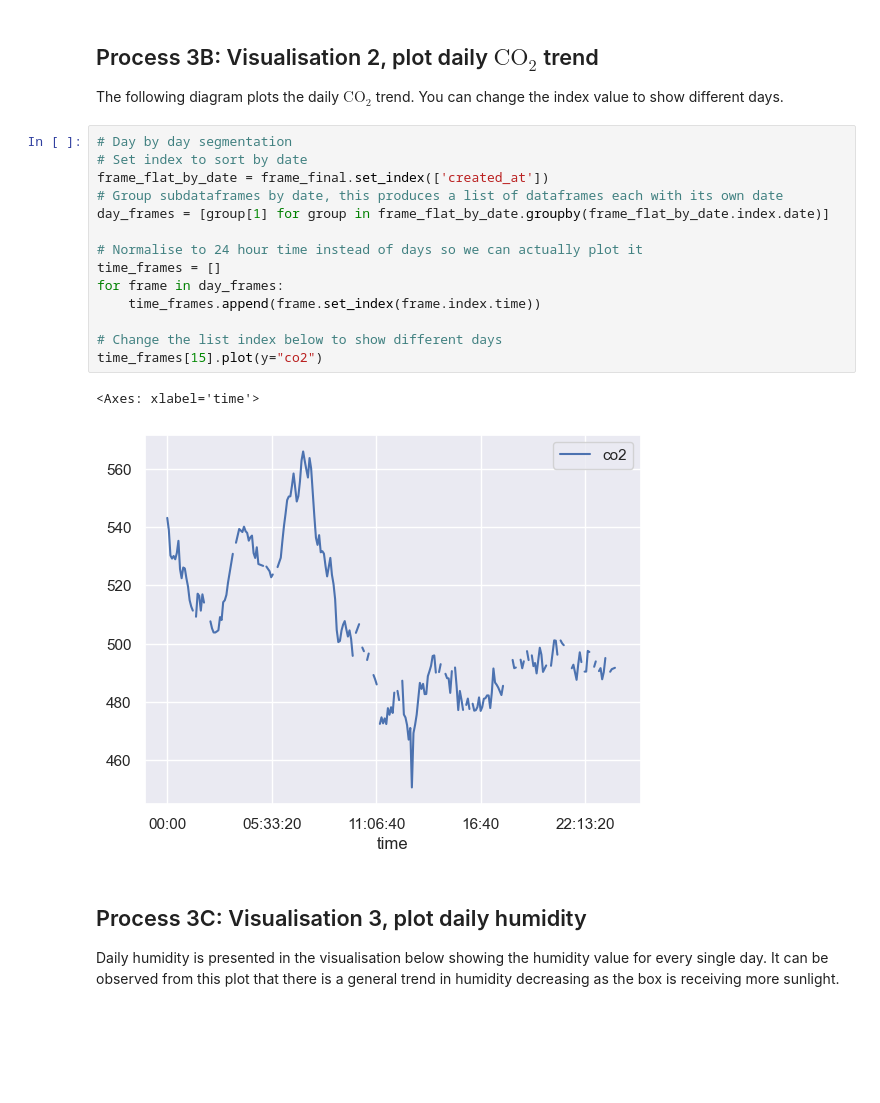
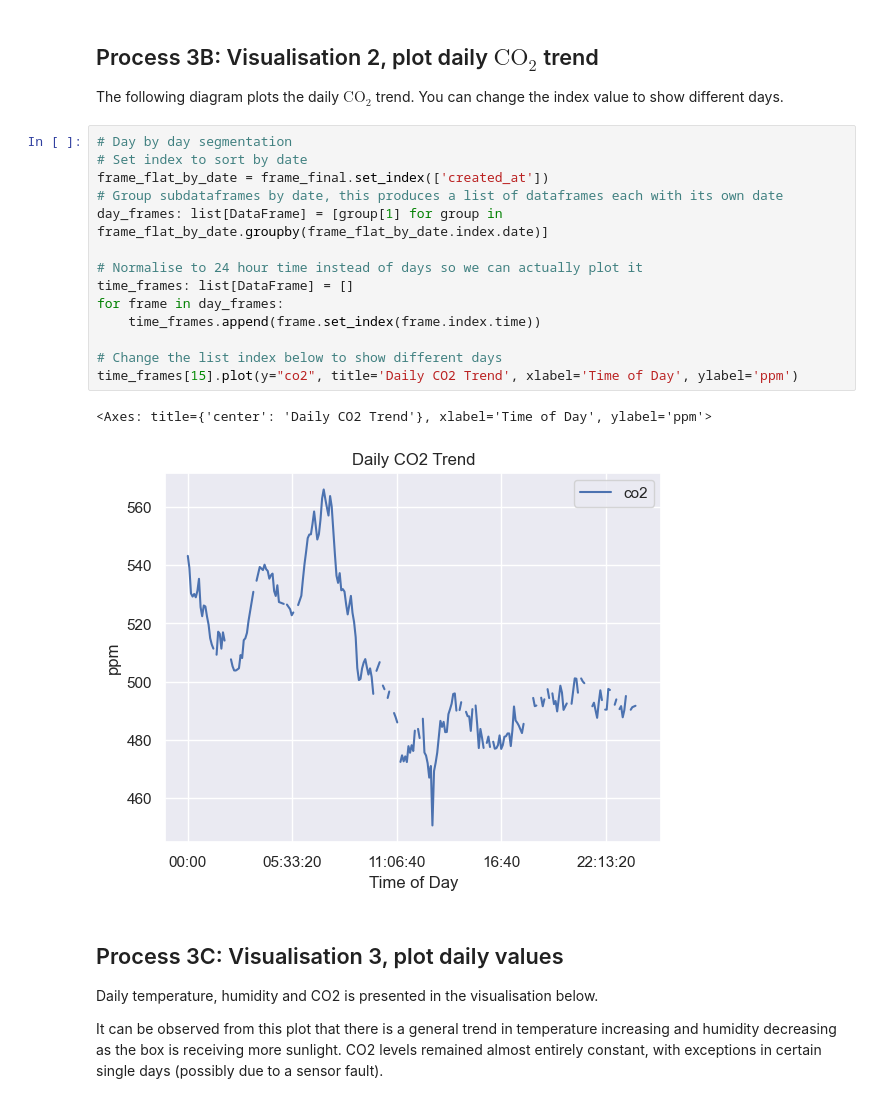
Before and after one commit to After232/corn-men, a Jupyter notebook: main.ipynb, the cells around one changed output. Saved outputs shown, nothing was run; the diff lists cells and outputs as text; blank space fills up the shorter version.

Commit message:
overhauled some of the visualisations

```diff
--- a/main.ipynb
+++ b/main.ipynb
@@ -168,21 +170,23 @@ The following diagram plots the daily $\text{CO}_2$ trend. You can change the in
 # %%
 # Day by day segmentation
 # Set index to sort by date
 frame_flat_by_date = frame_final.set_index(['created_at'])
 # Group subdataframes by date, this produces a list of dataframes each with its own date
-day_frames = [group[1] for group in frame_flat_by_date.groupby(frame_flat_by_date.index.date)]
+day_frames: list[DataFrame] = [group[1] for group in frame_flat_by_date.groupby(frame_flat_by_date.index.date)]
 
 # Normalise to 24 hour time instead of days so we can actually plot it
-time_frames = []
+time_frames: list[DataFrame] = []
 for frame in day_frames:
     time_frames.append(frame.set_index(frame.index.time))
 
 # Change the list index below to show different days
-time_frames[15].plot(y="co2")
+time_frames[15].plot(y="co2", title='Daily CO2 Trend', xlabel='Time of Day', ylabel='ppm')
 # %% [output]
-<Axes: xlabel='time'>
+<Axes: title={'center': 'Daily CO2 Trend'}, xlabel='Time of Day', ylabel='ppm'>
-[figure, old version]
+[figure, new version]
 # %% [markdown]
-## Process 3C: Visualisation 3, plot daily humidity
+## Process 3C: Visualisation 3, plot daily values
 
-Daily humidity is presented in the visualisation below showing the humidity value for every single day. It can be observed from this plot that there is a general trend in humidity decreasing as the box is receiving more sunlight.
+Daily temperature, humidity and CO2 is presented in the visualisation below.
+
+It can be observed from this plot that there is a general trend in temperature increasing and humidity decreasing as the box is receiving more sunlight. CO2 levels remained almost entirely constant, with exceptions in certain single days (possibly due to a sensor fault).
```
Also changed, not shown: parts of 4 cells of this notebook.
